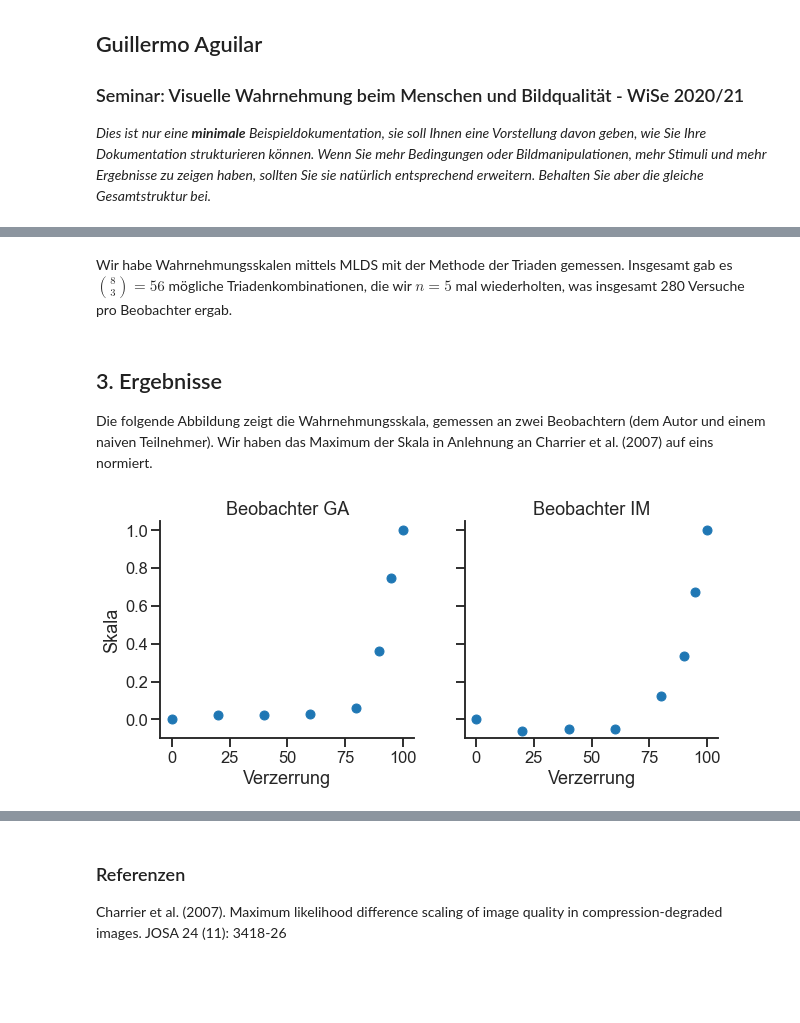
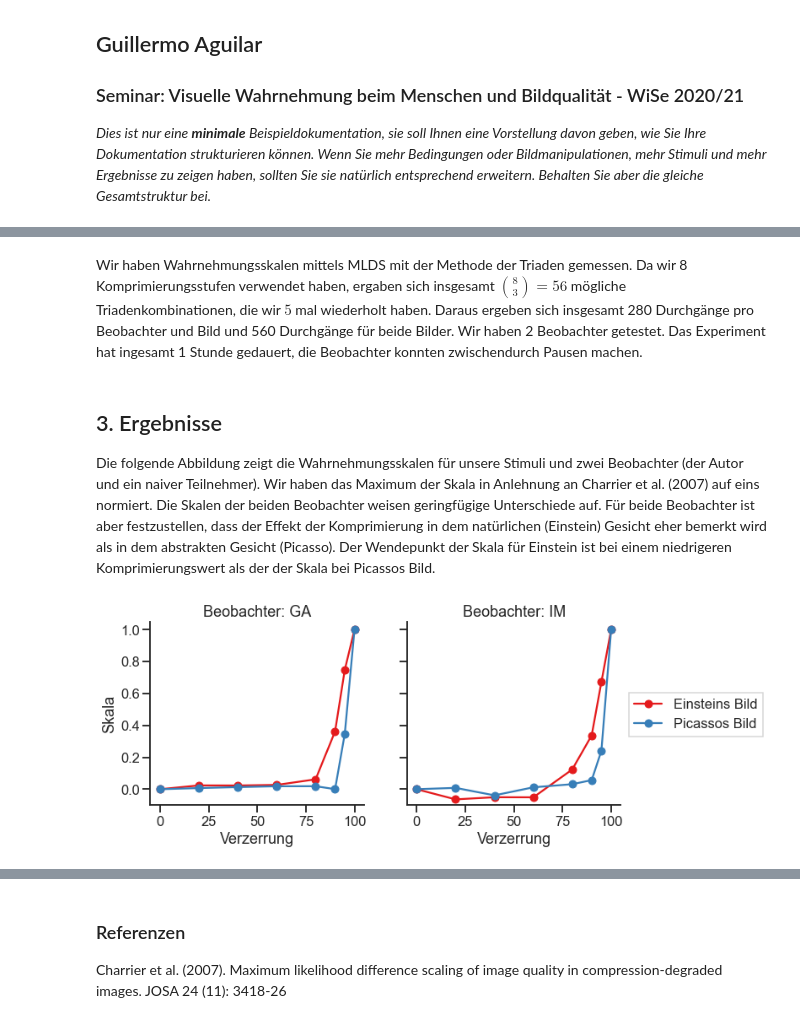
Before and after one commit to computational-psychology/example-seminar-repository, a Jupyter notebook: code/example_documentation.ipynb, the cells around one changed output, grey strips where cells are left out. Drawn from its saved outputs; the diff is of its cells as text; code cells hidden in the pictures; blank space fills up the shorter version.

```diff
--- a/code/example_documentation.ipynb
+++ b/code/example_documentation.ipynb
@@ -43,40 +54,51 @@ for i, q in enumerate(quality):
 # %% [markdown]
-Wir habe Wahrnehmungsskalen mittels MLDS mit der Methode der Triaden gemessen. Insgesamt gab es ${8 \choose 3}= 56$ mögliche Triadenkombinationen, die wir $n=5$ mal wiederholten, was insgesamt 280 Versuche pro Beobachter ergab.
+Wir haben Wahrnehmungsskalen mittels MLDS mit der Methode der Triaden gemessen. Da wir 8 Komprimierungsstufen verwendet haben, ergaben sich insgesamt ${8 \choose 3}= 56$ mögliche Triadenkombinationen, die wir $5$ mal wiederholt haben. Daraus ergeben sich insgesamt 280 Durchgänge pro Beobachter und Bild und 560 Durchgänge für beide Bilder. Wir haben 2 Beobachter getestet. Das Experiment hat ingesamt 1 Stunde gedauert, die Beobachter konnten zwischendurch Pausen machen.
 # %% [markdown]
 ## 3. Ergebnisse
 
-Die folgende Abbildung zeigt die Wahrnehmungsskala, gemessen an zwei Beobachtern (dem Autor und einem naiven Teilnehmer). Wir haben das Maximum der Skala in Anlehnung an Charrier et al. (2007) auf eins normiert.
+Die folgende Abbildung zeigt die Wahrnehmungsskalen für unsere Stimuli und zwei Beobachter (der Autor und ein naiver Teilnehmer). Wir haben das Maximum der Skala in Anlehnung an Charrier et al. (2007) auf eins normiert.
+Die Skalen der beiden Beobachter weisen geringfügige Unterschiede auf. Für beide Beobachter ist aber festzustellen, dass der Effekt der Komprimierung in dem natürlichen (Einstein) Gesicht eher bemerkt wird als in dem abstrakten Gesicht (Picasso). Der Wendepunkt der Skala für Einstein ist bei einem niedrigeren Komprimierungswert als der der Skala bei Picassos Bild.
 # %%
 # (I analyzed the data in R using the MLDS package, and save the scale as a csv.
 # then here I use pandas to read the csv file. You can use pandas but you don't *have* to.
 # I use it because I'm used to it.)
 
 # reading scales and normalizing
-df = pd.read_csv('ga_scale.csv')
-scale_ga = df['x']/df['x'].max()
+df = pd.read_csv('ga_einstein_scale.csv')
+scale_einstein_ga = df['x']/df['x'].max()
 
-df = pd.read_csv('im_scale.csv')
-scale_im = df['x']/df['x'].max()
+df = pd.read_csv('im_einstein_scale.csv')
+scale_einstein_im = df['x']/df['x'].max()
 
-#print(scale_ga)
+df = pd.read_csv('ga_picasso_scale.csv')
+scale_picasso_ga = df['x']/df['x'].max()
 
-# plotting
+df = pd.read_csv('im_picasso_scale.csv')
+scale_picasso_im = df['x']/df['x'].max()
+
+# color palette definition, taken from ColorBrewer
+palette = {'Einstein':'#e41a1c', 'Picasso': '#377eb8'}
+
+# Ergebnisse pro Beobachter
 plt.figure(figsize=(10,4))
-
-plt.subplot(1,2,1)
-plt.plot(degradation, scale_ga, 'o', label='GA')
+ax = plt.subplot(1,2,1)
+plt.plot(degradation, scale_einstein_ga, 'o-', c=palette['Einstein'])
+plt.plot(degradation, scale_picasso_ga, 'o-', c=palette['Picasso'])
 plt.ylabel('Skala')
 plt.xlabel('Verzerrung')
 plt.ylim(-0.1, 1.05)
-plt.title('Beobachter GA')
+plt.title('Beobachter: GA')
 sns.despine()
 
 ax = plt.subplot(1,2,2)
-plt.plot(degradation, scale_im, 'o', label='IM')
+plt.plot(degradation, scale_einstein_im, 'o-', label='Einsteins Bild', c=palette['Einstein'])
+plt.plot(degradation, scale_picasso_im, 'o-', label='Picassos Bild', c=palette['Picasso'])
 plt.xlabel('Verzerrung')
 plt.ylim(-0.1, 1.05)
 ax.set_yticklabels([])
-plt.title('Beobachter IM')
+plt.title('Beobachter: IM')
+ax.legend(loc='upper center', bbox_to_anchor=(1.35, 0.65),
+          fancybox=False, shadow=False)
 sns.despine()
 # %% [output]
-[figure, old version]
+[figure, new version]
```
Also changed, not shown: parts of 7 cells of this notebook, 24 other files.
